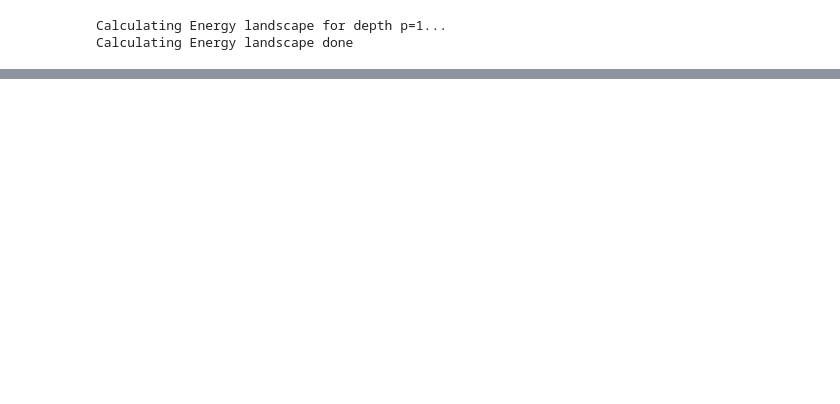
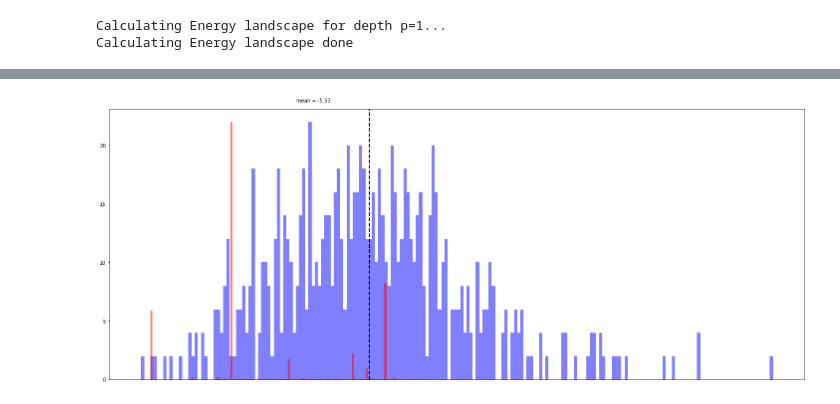
Before and after one commit to OpenQuantumComputing/optimization, a Jupyter notebook: MaxCut/10 nodes.ipynb, the cells around one changed output, grey strips where cells are left out. Saved outputs shown, nothing was run; the diff lists cells and outputs as text; code cells hidden in the pictures; blank space fills up the shorter version.

```diff
--- a/MaxCut/10 nodes.ipynb
+++ b/MaxCut/10 nodes.ipynb
@@ -85,3 +111,26 @@ _=pl.xlabel('depth')
+# %%
+hist=qaoamc.hist(qaoamc.angles_hist['d20_final'], qasm_sim,8*1024)
+bins={}
+for key in hist:
+    c=-qaoamc.cost(key)
+    bins[c]=bins.get(c,0)
+    bins[c]+=hist[key]
+bins=dict(sorted(bins.items()))
+# %%
+max_val=max(costs)
+
+pl.figure(figsize=(25,10))
+_=pl.hist(np.sort(costs), bins=200, alpha = 0.5, color= 'b')
+w=np.array(list(bins.values()))
+_=pl.hist(bins.keys(),bins=200,weights=w/max(w)*22, alpha = 0.5, color= 'r')
+min_ylim, max_ylim = pl.ylim()
+max_ylim *=1.025
+mean=np.mean(costs)
+pl.axvline(mean, color='k', linestyle='dashed', linewidth=2)
+_=pl.text(mean-1, max_ylim, 'mean = {:.2f}'.format(mean))
+_=pl.xticks(np.arange(0, max_val, step=25))
+# %% [output]
+[figure, added]
 # %%
 pl.plot(np.arange(1,maxdepth+1),qaoamc.angles_hist['d'+str(maxdepth)+'_final'][::2],"x-",label='gamma')
 pl.plot(np.arange(1,maxdepth+1),qaoamc.angles_hist['d'+str(maxdepth)+'_final'][1::2],"o-",label='beta')
```
Also changed, not shown: parts of 12 cells of this notebook, 3 other files.
